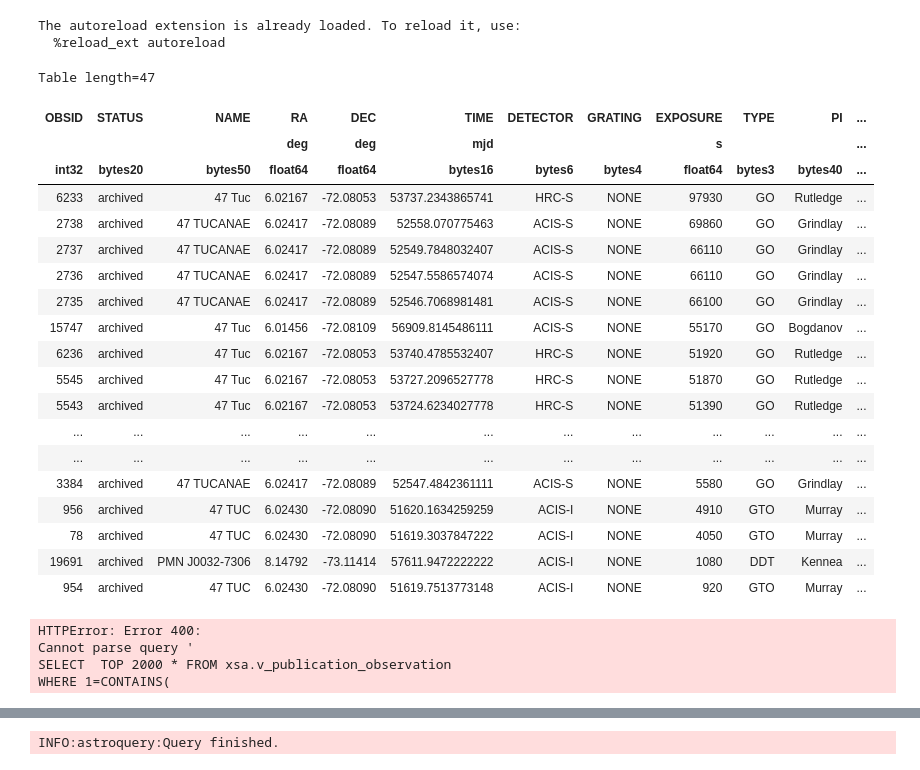
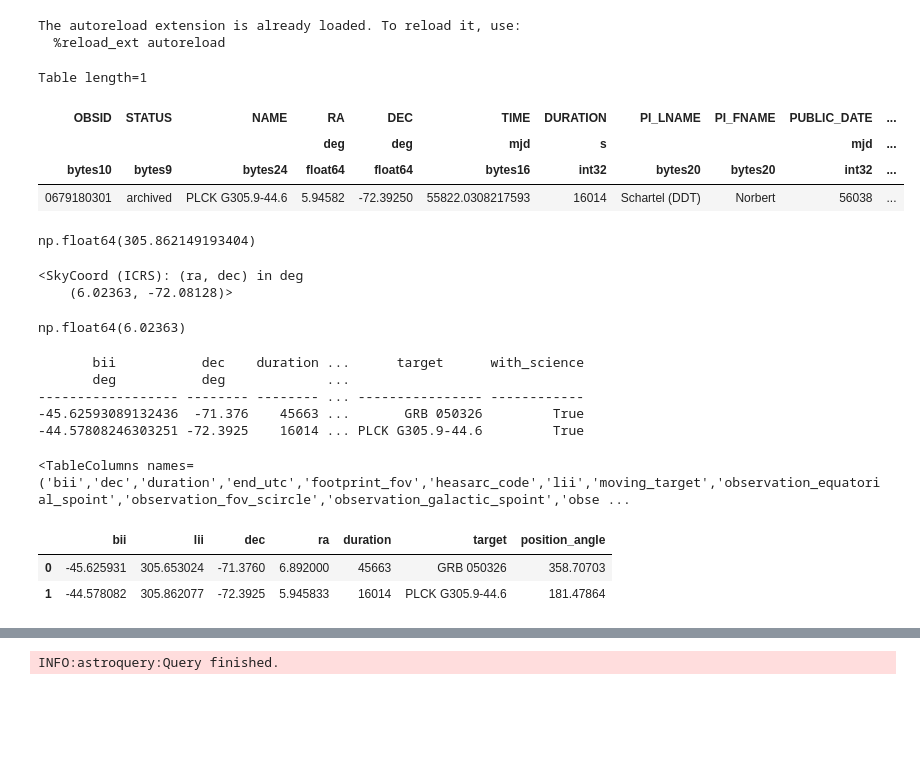
Before and after one commit to santhiperbolico/tfm-ucm-code, a Jupyter notebook: notebooks/Primeras pruebas GAIA DR3.ipynb, the cells around one changed output, grey strips where cells are left out. Drawn from its saved outputs; the diff is of its cells as text; code cells hidden in the pictures; blank space fills up the shorter version.

```diff
--- a/notebooks/Primeras pruebas GAIA DR3.ipynb
+++ b/notebooks/Primeras pruebas GAIA DR3.ipynb
@@ -36,42 +36,44 @@ The autoreload extension is already loaded. To reload it, use:
 # %%
 from astroquery.heasarc import Heasarc
 from astropy.coordinates import SkyCoord
 pos = SkyCoord.from_name('ngc 104')
-tab = Heasarc.query_region(pos, mission='chanmaster', radius=2*u.deg
-                          )
+tab = Heasarc.query_region(pos, mission='xmmmaster', radius=0.5*u.deg)
 tab
 # %% [output]
-Table length=47
+Table length=1
-| OBSID | STATUS | NAME | RA | DEC | TIME | DETECTOR | GRATING | EXPOSURE | TYPE | PI | ... |
-|  |  |  | deg | deg | mjd |  |  | s |  |  | ... |
-| int32 | bytes20 | bytes50 | float64 | float64 | bytes16 | bytes6 | bytes4 | float64 | bytes3 | bytes40 | ... |
-| 6233 | archived | 47 Tuc | 6.02167 | -72.08053 | 53737.2343865741 | HRC-S | NONE | 97930 | GO | Rutledge | ... |
-| 2738 | archived | 47 TUCANAE | 6.02417 | -72.08089 | 52558.070775463 | ACIS-S | NONE | 69860 | GO | Grindlay | ... |
-| 2737 | archived | 47 TUCANAE | 6.02417 | -72.08089 | 52549.7848032407 | ACIS-S | NONE | 66110 | GO | Grindlay | ... |
-| 2736 | archived | 47 TUCANAE | 6.02417 | -72.08089 | 52547.5586574074 | ACIS-S | NONE | 66110 | GO | Grindlay | ... |
-| 2735 | archived | 47 TUCANAE | 6.02417 | -72.08089 | 52546.7068981481 | ACIS-S | NONE | 66100 | GO | Grindlay | ... |
-| 15747 | archived | 47 Tuc | 6.01456 | -72.08109 | 56909.8145486111 | ACIS-S | NONE | 55170 | GO | Bogdanov | ... |
-| 6236 | archived | 47 Tuc | 6.02167 | -72.08053 | 53740.4785532407 | HRC-S | NONE | 51920 | GO | Rutledge | ... |
-| 5545 | archived | 47 Tuc | 6.02167 | -72.08053 | 53727.2096527778 | HRC-S | NONE | 51870 | GO | Rutledge | ... |
-| 5543 | archived | 47 Tuc | 6.02167 | -72.08053 | 53724.6234027778 | HRC-S | NONE | 51390 | GO | Rutledge | ... |
-| ... | ... | ... | ... | ... | ... | ... | ... | ... | ... | ... | ... |
-| ... | ... | ... | ... | ... | ... | ... | ... | ... | ... | ... | ... |
-| 3384 | archived | 47 TUCANAE | 6.02417 | -72.08089 | 52547.4842361111 | ACIS-S | NONE | 5580 | GO | Grindlay | ... |
-| 956 | archived | 47 TUC | 6.02430 | -72.08090 | 51620.1634259259 | ACIS-I | NONE | 4910 | GTO | Murray | ... |
-| 78 | archived | 47 TUC | 6.02430 | -72.08090 | 51619.3037847222 | ACIS-I | NONE | 4050 | GTO | Murray | ... |
-| 19691 | archived | PMN J0032-7306 | 8.14792 | -73.11414 | 57611.9472222222 | ACIS-I | NONE | 1080 | DDT | Kennea | ... |
-| 954 | archived | 47 TUC | 6.02430 | -72.08090 | 51619.7513773148 | ACIS-I | NONE | 920 | GTO | Murray | ... |
+| OBSID | STATUS | NAME | RA | DEC | TIME | DURATION | PI_LNAME | PI_FNAME | PUBLIC_DATE | ... |
+|  |  |  | deg | deg | mjd | s |  |  | mjd | ... |
+| bytes10 | bytes9 | bytes24 | float64 | float64 | bytes16 | int32 | bytes20 | bytes20 | int32 | ... |
+| 0679180301 | archived | PLCK G305.9-44.6 | 5.94582 | -72.39250 | 55822.0308217593 | 16014 | Schartel (DDT) | Norbert | 56038 | ... |
+# %%
+result_chandra = tab.to_pandas()
+result_chandra.RA.values[0]
+
+xcoords = SkyCoord(ra=result_chandra.RA.values[0], dec=result_chandra.DEC.values[0], unit=(u.deg, u.deg), frame='icrs')
+xcoords.galactic.l.value
+# %% [output]
+np.float64(305.862149193404)
+# %%
+result_cluster = get_object_from_heasarc("ngc 104")
+coords = get_skycoords(result_cluster, u.deg, u.deg)
+coords
+# %% [output]
+<SkyCoord (ICRS): (ra, dec) in deg
+    (6.02363, -72.08128)>
+# %%
+coords.ra.value
+# %% [output]
+np.float64(6.02363)
 # %%
-from astroquery.esa.xmm_newton import XMMNewton
-
+coords = get_skycoords(result_cluster, u.deg, u.deg)
 # Coordenadas aproximadas de NGC 104 (47 Tucanae)
-ra = 6.0223  # Ascensión recta (RA) en grados
-dec = -72.0814  # Declinación (Dec) en grados
-radius = 0.1  # Radio de búsqueda en grados
+ra = coords.ra.value  # Ascensión recta (RA) en grados
+dec = coords.dec.value  # Declinación (Dec) en grados
+radius = 1  # Radio de búsqueda en grados
 
 # # Ejecutar la consulta TAP
 query_results = XMMNewton.query_xsa_tap(f"""
-SELECT * FROM xsa.v_publication_observation
+SELECT * FROM v_public_observations
 WHERE 1=CONTAINS(
     POINT('ICRS', ra, dec),
     CIRCLE('ICRS', {ra}, {dec}, {radius})
@@ -81,7 +83,19 @@ WHERE 1=CONTAINS(
 # # Mostrar los resultados
 print(query_results)
 # %% [output]
-HTTPError: Error 400:
-Cannot parse query '
-SELECT  TOP 2000 * FROM xsa.v_publication_observation
-WHERE 1=CONTAINS(
+       bii           dec    duration ...      target      with_science
+       deg           deg             ...
+------------------ -------- -------- ... ---------------- ------------
+-45.62593089132436  -71.376    45663 ...       GRB 050326         True
+-44.57808246303251 -72.3925    16014 ... PLCK G305.9-44.6         True
+# %%
+query_results.columns
+# %% [output]
+<TableColumns names=('bii','dec','duration','end_utc','footprint_fov','heasarc_code','lii','moving_target','observation_equatorial_spoint','observation_fov_scircle','observation_galactic_spoint','obse ...
+# %%
+x_result = query_results[["bii", "lii", "dec", "ra", "duration", "target", "position_angle"]].to_pandas()
+x_result
+# %% [output]
+|  | bii | lii | dec | ra | duration | target | position_angle |
+| 0 | -45.625931 | 305.653024 | -71.3760 | 6.892000 | 45663 | GRB 050326 | 358.70703 |
+| 1 | -44.578082 | 305.862077 | -72.3925 | 5.945833 | 16014 | PLCK G305.9-44.6 | 181.47864 |
```
Also changed, not shown: parts of 3 cells of this notebook, 1 other file.
